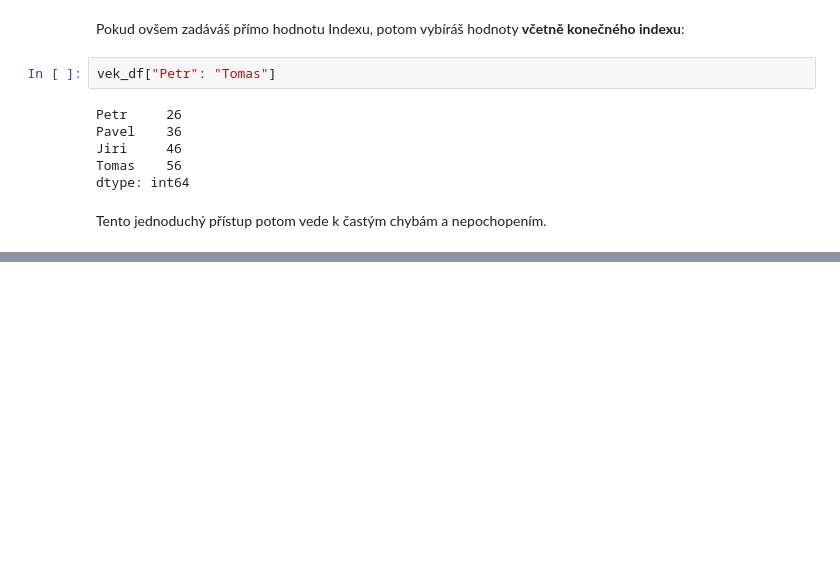
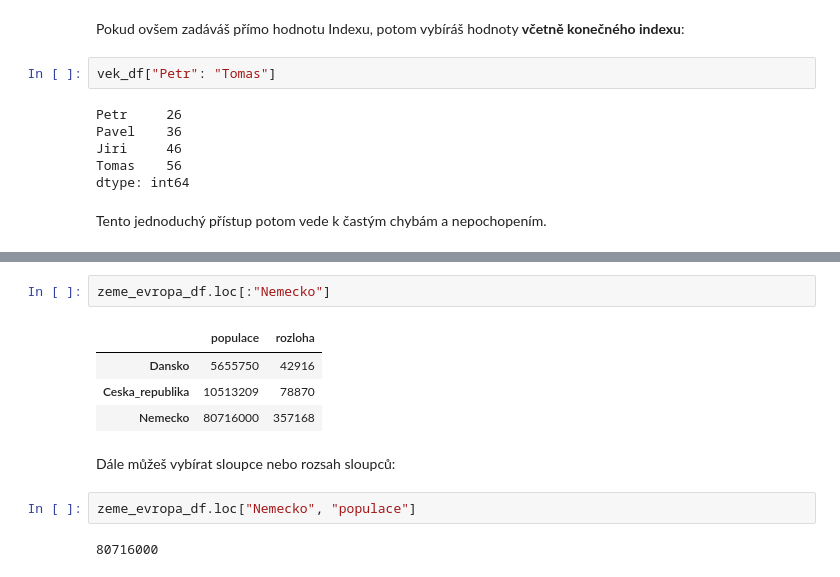
Before and after one commit to Bralor/data-csob-2023, a Jupyter notebook: shared/notebooks/lesson02.ipynb, the cells around one changed output, grey strips where cells are left out. Cells and saved outputs as stored; diff of their text form; blank space fills up the shorter version.

```diff
--- a/shared/notebooks/lesson02.ipynb
+++ b/shared/notebooks/lesson02.ipynb
@@ -723,0 +880,13 @@ Právě protože je indexování a slicing v rámci `Series` matoucí, existují
+# %%
+zeme_evropa_df.loc[:"Nemecko"]
+# %% [output]
+|  | populace | rozloha |
+| Dansko | 5655750 | 42916 |
+| Ceska_republika | 10513209 | 78870 |
+| Nemecko | 80716000 | 357168 |
+# %% [markdown]
+Dále můžeš vybírat sloupce nebo rozsah sloupců:
+# %%
+zeme_evropa_df.loc["Nemecko", "populace"]
+# %% [output]
+80716000
```
Also changed, not shown: parts of 45 cells of this notebook.
